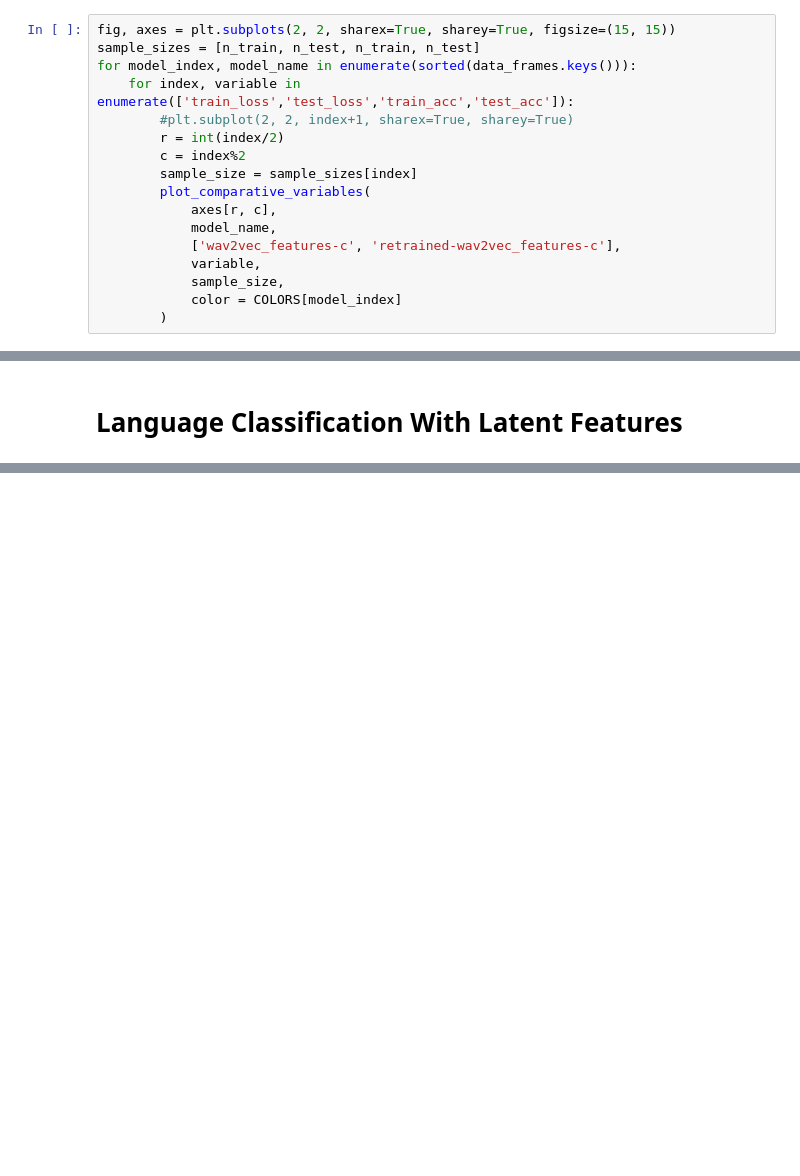
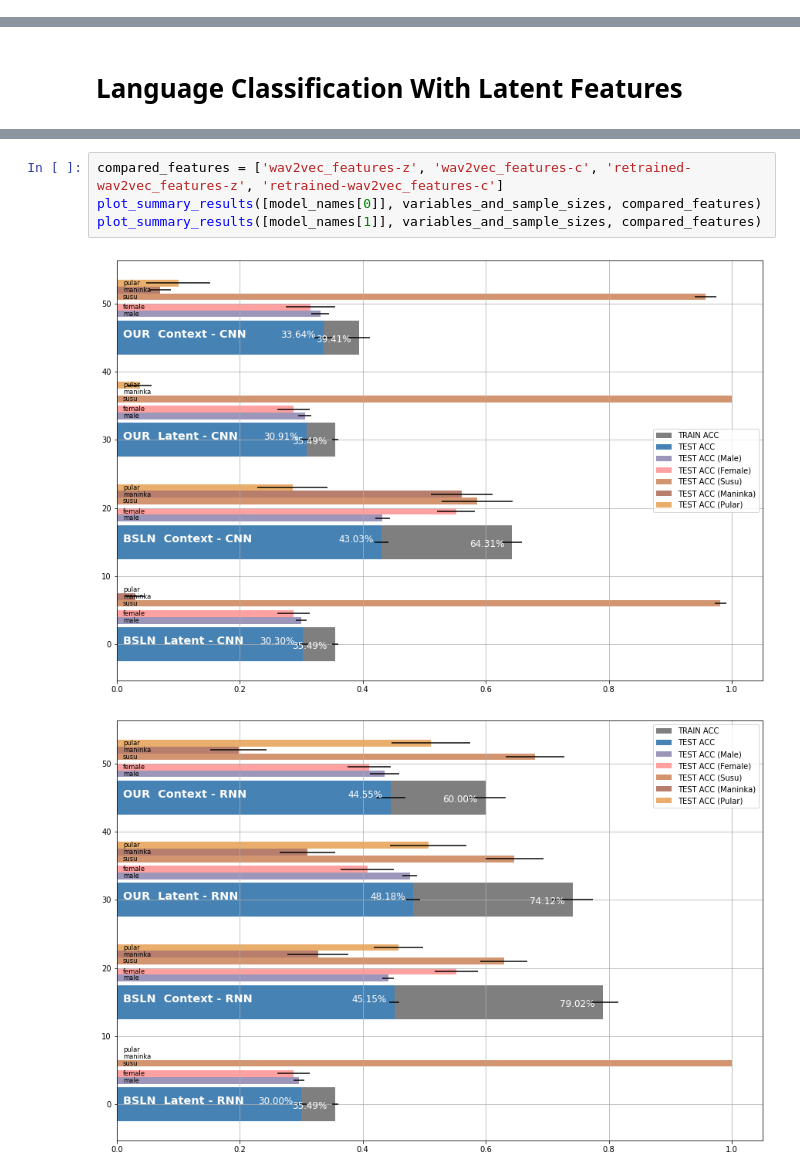
Before and after one commit to mdoumbouya/nicolingua, a Jupyter notebook: notebooks/003_gn_lang_classification_results.ipynb, the cells around one changed output, grey strips where cells are left out. Drawn from its saved outputs; the diff is of its cells as text; blank space fills up the shorter version.

```diff
--- a/notebooks/003_gn_lang_classification_results.ipynb
+++ b/notebooks/003_gn_lang_classification_results.ipynb
@@ -69,19 +216,2 @@ def plot_comparative_variables(ax, model_name, feature_prefixes, variable, sampl
 # %% [markdown]
 # Language classification with context features
-# %%
-fig, axes = plt.subplots(2, 2, sharex=True, sharey=True, figsize=(15, 15))
-sample_sizes = [n_train, n_test, n_train, n_test]
-for model_index, model_name in enumerate(sorted(data_frames.keys())):
-    for index, variable in enumerate(['train_loss','test_loss','train_acc','test_acc']):
-        #plt.subplot(2, 2, index+1, sharex=True, sharey=True)
-        r = int(index/2)
-        c = index%2
-        sample_size = sample_sizes[index]
-        plot_comparative_variables(
-            axes[r, c],
-            model_name,
-            ['wav2vec_features-c', 'retrained-wav2vec_features-c'],
-            variable,
-            sample_size,
-            color = COLORS[model_index]
-        )
@@ -142,0 +341,7 @@ LangIdRNN2, retrained-wav2vec_features-z test_acc, max: 0.4848484848484849
+# %%
+compared_features = ['wav2vec_features-z', 'wav2vec_features-c', 'retrained-wav2vec_features-z', 'retrained-wav2vec_features-c']
+plot_summary_results([model_names[0]], variables_and_sample_sizes, compared_features)
+plot_summary_results([model_names[1]], variables_and_sample_sizes, compared_features)
+# %% [output]
+[figure, added]
+[figure, added]
```
Also changed, not shown: parts of 14 cells of this notebook, 7 other files.
